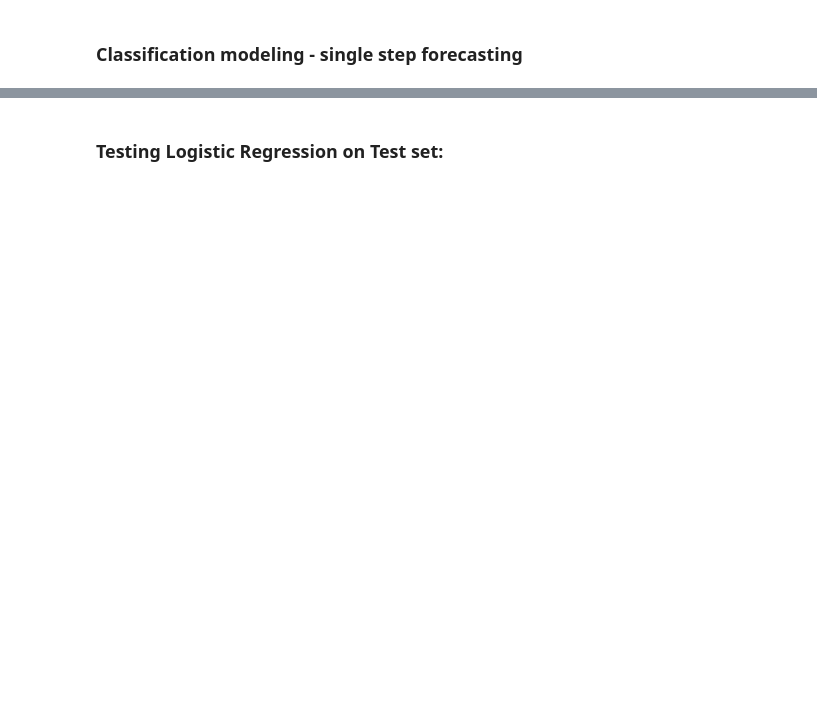
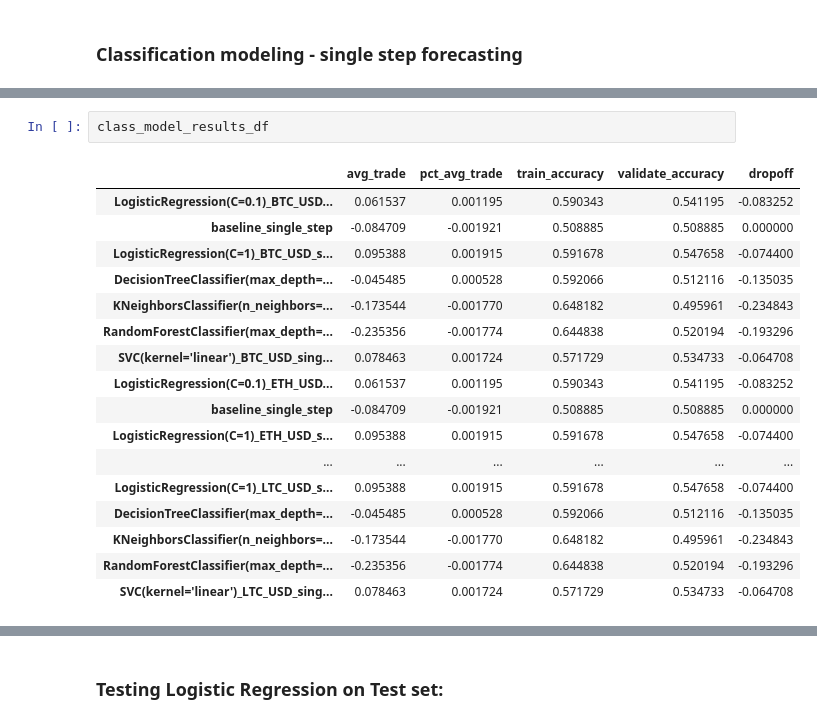
Before and after one commit to jesse-d-marder/crypto-forecast, a Jupyter notebook: predict_crypto.ipynb, the cells around one changed output, grey strips where cells are left out. Saved outputs shown, nothing was run; the diff lists cells and outputs as text; blank space fills up the shorter version.

```diff
--- a/predict_crypto.ipynb
+++ b/predict_crypto.ipynb
@@ -472 +414,21 @@ class_model_results["baseline"] = baseline
+# %%
+class_model_results_df
+# %% [output]
+|  | avg_trade | pct_avg_trade | train_accuracy | validate_accuracy | dropoff |
+| LogisticRegression(C=0.1)_BTC_USD... | 0.061537 | 0.001195 | 0.590343 | 0.541195 | -0.083252 |
+| baseline_single_step | -0.084709 | -0.001921 | 0.508885 | 0.508885 | 0.000000 |
+| LogisticRegression(C=1)_BTC_USD_s... | 0.095388 | 0.001915 | 0.591678 | 0.547658 | -0.074400 |
+| DecisionTreeClassifier(max_depth=... | -0.045485 | 0.000528 | 0.592066 | 0.512116 | -0.135035 |
+| KNeighborsClassifier(n_neighbors=... | -0.173544 | -0.001770 | 0.648182 | 0.495961 | -0.234843 |
+| RandomForestClassifier(max_depth=... | -0.235356 | -0.001774 | 0.644838 | 0.520194 | -0.193296 |
+| SVC(kernel='linear')_BTC_USD_sing... | 0.078463 | 0.001724 | 0.571729 | 0.534733 | -0.064708 |
+| LogisticRegression(C=0.1)_ETH_USD... | 0.061537 | 0.001195 | 0.590343 | 0.541195 | -0.083252 |
+| baseline_single_step | -0.084709 | -0.001921 | 0.508885 | 0.508885 | 0.000000 |
+| LogisticRegression(C=1)_ETH_USD_s... | 0.095388 | 0.001915 | 0.591678 | 0.547658 | -0.074400 |
+| ... | ... | ... | ... | ... | ... |
+| LogisticRegression(C=1)_LTC_USD_s... | 0.095388 | 0.001915 | 0.591678 | 0.547658 | -0.074400 |
+| DecisionTreeClassifier(max_depth=... | -0.045485 | 0.000528 | 0.592066 | 0.512116 | -0.135035 |
+| KNeighborsClassifier(n_neighbors=... | -0.173544 | -0.001770 | 0.648182 | 0.495961 | -0.234843 |
+| RandomForestClassifier(max_depth=... | -0.235356 | -0.001774 | 0.644838 | 0.520194 | -0.193296 |
+| SVC(kernel='linear')_LTC_USD_sing... | 0.078463 | 0.001724 | 0.571729 | 0.534733 | -0.064708 |
 # %% [markdown]
```
Also changed, not shown: parts of 40 cells of this notebook, 2 other files.
